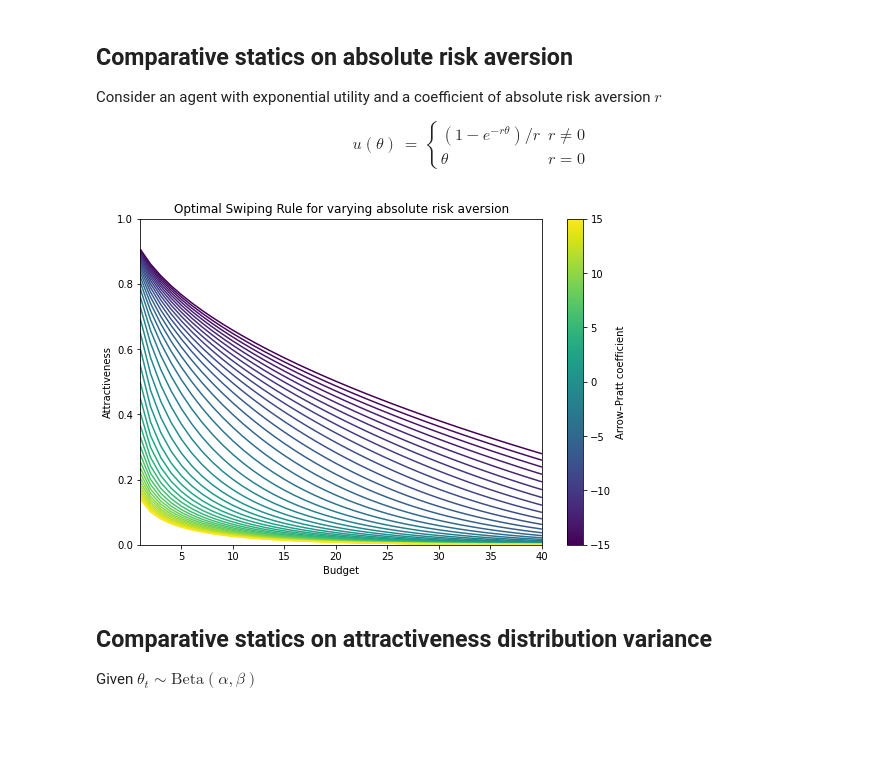
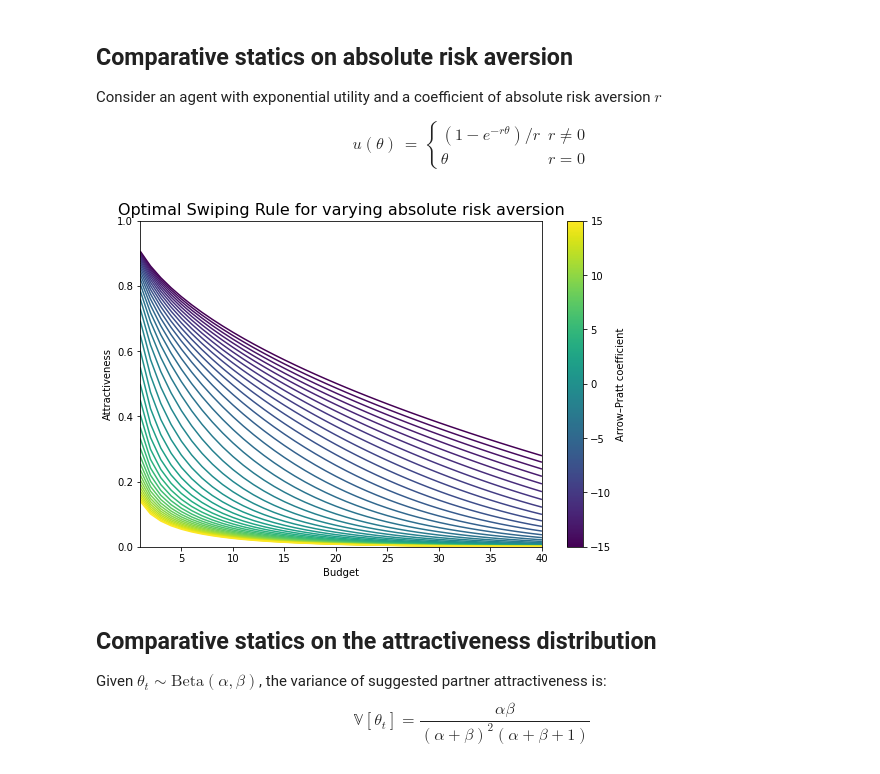
Before and after one commit to patohdzs/project-swipe, a Jupyter notebook: toy-model-one.ipynb, the cells around one changed output. Cells and saved outputs as stored; diff of their text form; code cells hidden in the pictures; blank space fills up the shorter version.

```diff
--- a/toy-model-one.ipynb
+++ b/toy-model-one.ipynb
@@ -43,8 +43,7 @@ def reset_exog_params():
     b_0 = 40
     δ = 0.9
     u = lambda x : x
-    α = 1
-    β = 1
+    α,β = (1,1)
 # %% [markdown]
 ## Solving the model
 
@@ -189,35 +188,38 @@ reset_exog_params()
 def u(x):
     if r !=0:
         return (1 - np.exp(-r*x))/r
     return x
 
 cara_vals = np.linspace(-15,15,40)
 b_vals = range(1,b_0+1)
 swiping_rules = []
 
 for cara in cara_vals:
     r = cara
     θ_vals = [optimize.root_scalar(initial_condition, bracket=[0,1], method='brentq').root]
     for i in range(b_0-1):
         θ_prev = θ_vals[i]
         θ_vals.append(optimize.root_scalar(phi, bracket=[0,1], method='brentq').root)
     swiping_rules.append(θ_vals)
 
 # Plotting swiping rules
 fig, ax = plt.subplots(figsize=(9,6))
 ax.set_xlim(1,b_0)
 ax.set_ylim(0,1)
 line_segments = LineCollection([np.column_stack([b_vals, θ_vals])
                                 for θ_vals in swiping_rules])
 line_segments.set_array(np.array(cara_vals))
 ax.add_collection(line_segments)
 axcb = fig.colorbar(line_segments)
 axcb.set_label('Arrow–Pratt coefficient')
-ax.set_title('Optimal Swiping Rule for varying absolute risk aversion')
+ax.set_title('Optimal Swiping Rule for varying absolute risk aversion', size=16)
 ax.set(xlabel='Budget', ylabel='Attractiveness')
 plt.show()
 # %% [output]
-[figure, old version]
+[figure, new version]
 # %% [markdown]
-## Comparative statics on attractiveness distribution variance
-Given $\theta_t \sim \text{Beta}(\alpha, \beta)$
+## Comparative statics on the attractiveness distribution
+Given $\theta_t \sim \text{Beta}(\alpha, \beta)$, the variance of suggested partner attractiveness is:
+$$
+ \mathbb{V}[\theta_t]=\frac{\alpha\beta}{(\alpha+\beta)^2(\alpha+\beta+1)}
+$$
```
Also changed, not shown: parts of 3 cells of this notebook.
